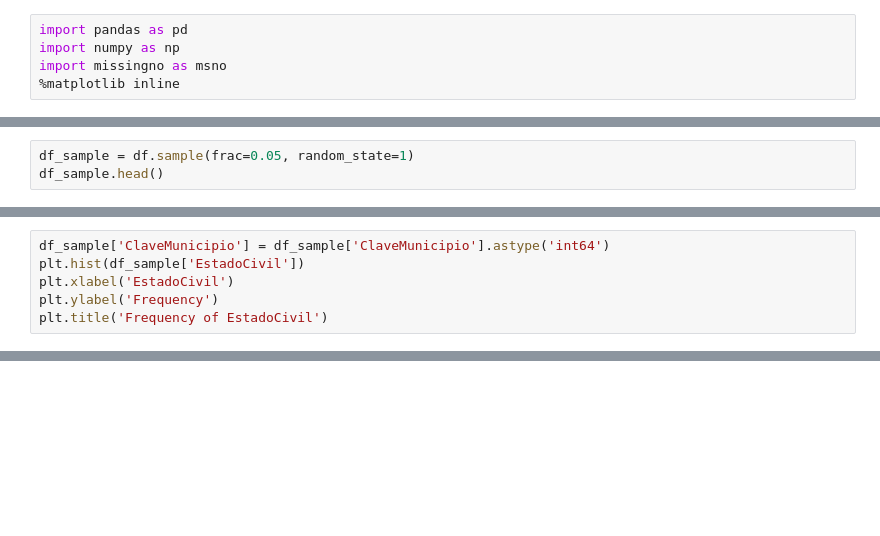
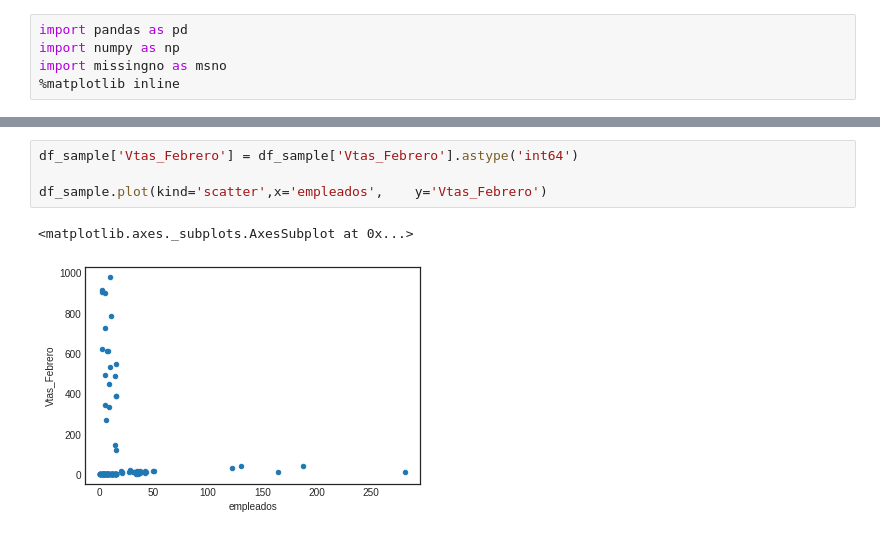
Before and after one commit to MarcoLope/PROYECTOO, a Jupyter notebook: Untitled.ipynb, the cells around one changed output, grey strips where cells are left out. Drawn from its saved outputs; the diff is of its cells as text; blank space fills up the shorter version.

```diff
--- a/Untitled.ipynb
+++ b/Untitled.ipynb
@@ -73,3 +110,0 @@ df_copy.groupby(["Sexo", "EstadoCivil"])[["Sexo", "EstadoCivil"]].count()
-# %%
-df_sample = df.sample(frac=0.05, random_state=1)
-df_sample.head()
@@ -104,6 +110,0 @@ for i in range(1, 7):
-# %%
-df_sample['ClaveMunicipio'] = df_sample['ClaveMunicipio'].astype('int64')
-plt.hist(df_sample['EstadoCivil'])
-plt.xlabel('EstadoCivil')
-plt.ylabel('Frequency')
-plt.title('Frequency of EstadoCivil')
@@ -119,0 +211,7 @@ Text(0.5, 1.0, 'Box Plot of ClaveMunicipio count')
+# %%
+df_sample['Vtas_Febrero'] = df_sample['Vtas_Febrero'].astype('int64')
+
+df_sample.plot(kind='scatter',x='empleados',	y='Vtas_Febrero')
+# %% [output]
+<matplotlib.axes._subplots.AxesSubplot at 0x...>
+[figure, added]
```
Also changed, not shown: parts of 48 cells of this notebook.
